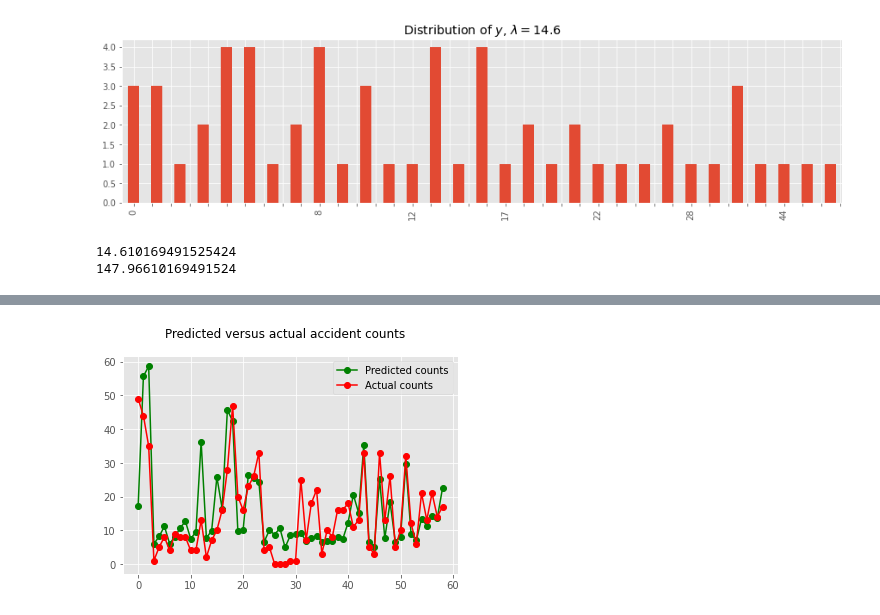
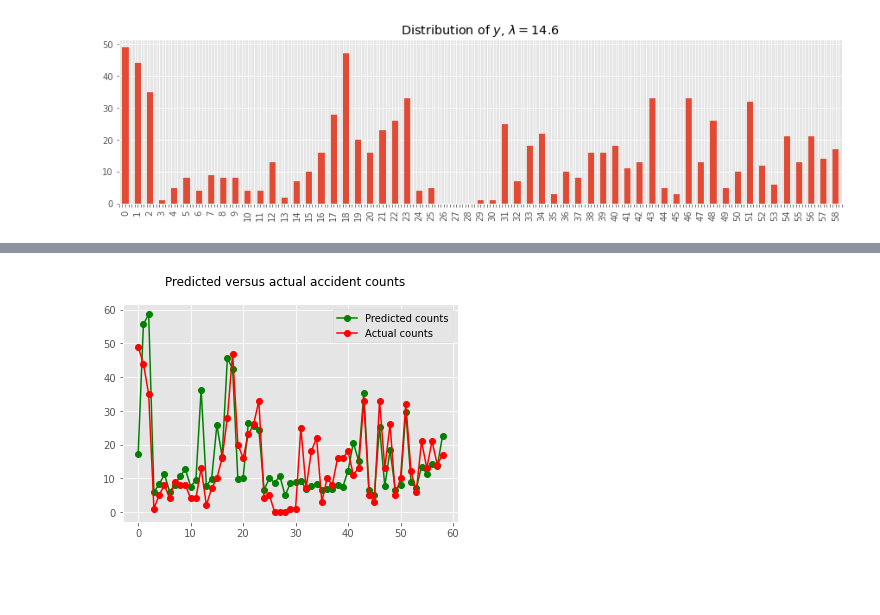
Before and after one commit to sohrab-prs/Road-safety, a Jupyter notebook: Negative_Binomial/Negative_Binomial.ipynb, the cells around one changed output, grey strips where cells are left out. Saved outputs shown, nothing was run; the diff lists cells and outputs as text; code cells hidden in the pictures; blank space fills up the shorter version.

```diff
--- a/Negative_Binomial/Negative_Binomial.ipynb
+++ b/Negative_Binomial/Negative_Binomial.ipynb
@@ -1,4 +1,6 @@
 # %%
 import pandas as pd
 # %%
-data = pd.read_excel("C:\\Users\\SSP\\Desktop\\Dr_Baradaran\\spf.data.4.401.V1.xlsx")
+# Import Safety Performance Function data (calculated for each segment)
+data = pd.read_excel("../Data/SPF_data.xlsx")
+data.head()
@@ -14,13 +14,14 @@ data.head()
 # %%
+# Visualize no. of observed accidents in each segment
 import matplotlib.pyplot as plt
 
 plt.style.use('ggplot')
 
 m = data['Y'].mean()
-s = data['Y'].value_counts().sort_index()
+s = data['Y'].sort_index()
 ax = s.plot(kind='bar', figsize=(15, 3.5), title=rf'Distribution of $y$, $\lambda={m:.1f}$')
-_ = ax.xaxis.set_major_locator(plt.MaxNLocator(50))
+_ = ax.xaxis.set_major_locator(plt.MaxNLocator(250))
 # %% [output]
-[figure, old version]
+[figure, new version]
 # %%
 import statsmodels.api as sm
@@ -28,7 +28 @@ import matplotlib.pyplot as plt
-# %%
-print(data['Y'].mean())
-print(data['Y'].var())
-# %% [output]
-14.610169491525424
-147.96610169491524
 # %%
```
Also changed, not shown: parts of 33 cells of this notebook.
